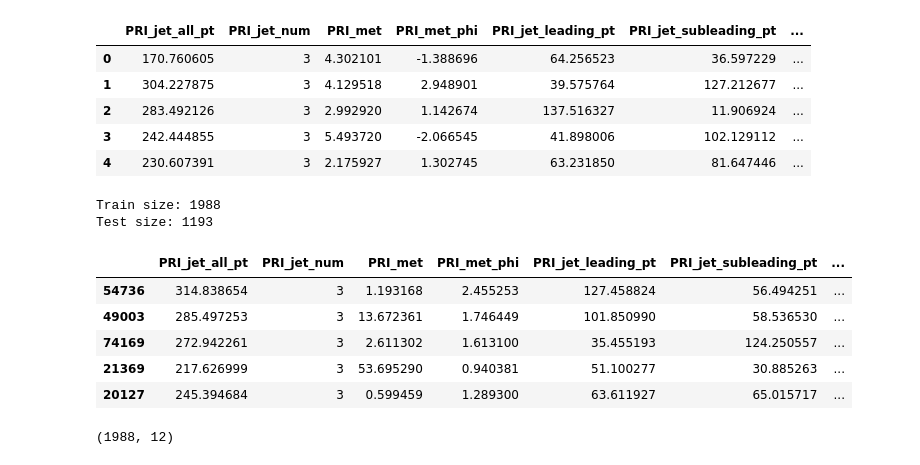
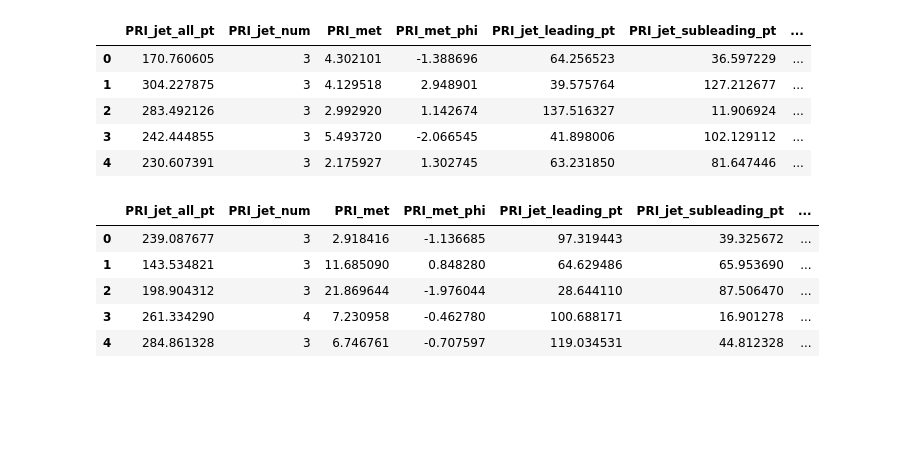
Before and after one commit to emmdaz/Higgs-Boson-SignalnBackground-Classificator, a Jupyter notebook: Trials-ANN/ResNet-Trials-Higgs_B.ipynb, the cells around one changed output. Cells and saved outputs as stored; diff of their text form; code cells hidden in the pictures; blank space fills up the shorter version.

```diff
--- a/Trials-ANN/ResNet-Trials-Higgs_B.ipynb
+++ b/Trials-ANN/ResNet-Trials-Higgs_B.ipynb
@@ -157,37 +200,15 @@ signal.head()
 | 2 | 283.492126 | 3 | 2.992920 | 1.142674 | 137.516327 | 11.906924 | ... |
 | 3 | 242.444855 | 3 | 5.493720 | -2.066545 | 41.898006 | 102.129112 | ... |
 | 4 | 230.607391 | 3 | 2.175927 | 1.302745 | 63.231850 | 81.647446 | ... |
-# %%
-# For the trials we make a smaller train and test sets:
-
-train_small = train.sample(frac = 0.05, random_state = 5)
-test_small = test.sample(frac = 0.05, random_state = 5)
-
-X_train_small, X_test_small = train_small.drop(columns = ["label"]), test_small.drop(columns = ["label"])
-y_train_small, y_test_small = train_small["label"], test_small["label"]
-
-X_train_small = scaler.fit_transform(X_train_small)
-X_test_small = scaler.transform(X_test_small)
-
-# Check the sizes
-print("Train size:", len(X_train_small))
-print("Test size:", len(X_test_small))
-# %% [output]
-Train size: 1988
-Test size: 1193
-# %%
-train_small.head()
-# %% [output]
-|  | PRI_jet_all_pt | PRI_jet_num | PRI_met | PRI_met_phi | PRI_jet_leading_pt | PRI_jet_subleading_pt | ... |
-| 54736 | 314.838654 | 3 | 1.193168 | 2.455253 | 127.458824 | 56.494251 | ... |
-| 49003 | 285.497253 | 3 | 13.672361 | 1.746449 | 101.850990 | 58.536530 | ... |
-| 74169 | 272.942261 | 3 | 2.611302 | 1.613100 | 35.455193 | 124.250557 | ... |
-| 21369 | 217.626999 | 3 | 53.695290 | 0.940381 | 51.100277 | 30.885263 | ... |
-| 20127 | 245.394684 | 3 | 0.599459 | 1.289300 | 63.611927 | 65.015717 | ... |
-# %%
-X_train_small.shape
-# %% [output]
-(1988, 12)
+# %%
+train.head()
+# %% [output]
+|  | PRI_jet_all_pt | PRI_jet_num | PRI_met | PRI_met_phi | PRI_jet_leading_pt | PRI_jet_subleading_pt | ... |
+| 0 | 239.087677 | 3 | 2.918416 | -1.136685 | 97.319443 | 39.325672 | ... |
+| 1 | 143.534821 | 3 | 11.685090 | 0.848280 | 64.629486 | 65.953690 | ... |
+| 2 | 198.904312 | 3 | 21.869644 | -1.976044 | 28.644110 | 87.506470 | ... |
+| 3 | 261.334290 | 4 | 7.230958 | -0.462780 | 100.688171 | 16.901278 | ... |
+| 4 | 284.861328 | 3 | 6.746761 | -0.707597 | 119.034531 | 44.812328 | ... |
 # %%
 # We define a function to create residual blocks (considering a layer regularizer L2)
 
```
Also changed, not shown: parts of 11 cells of this notebook.
